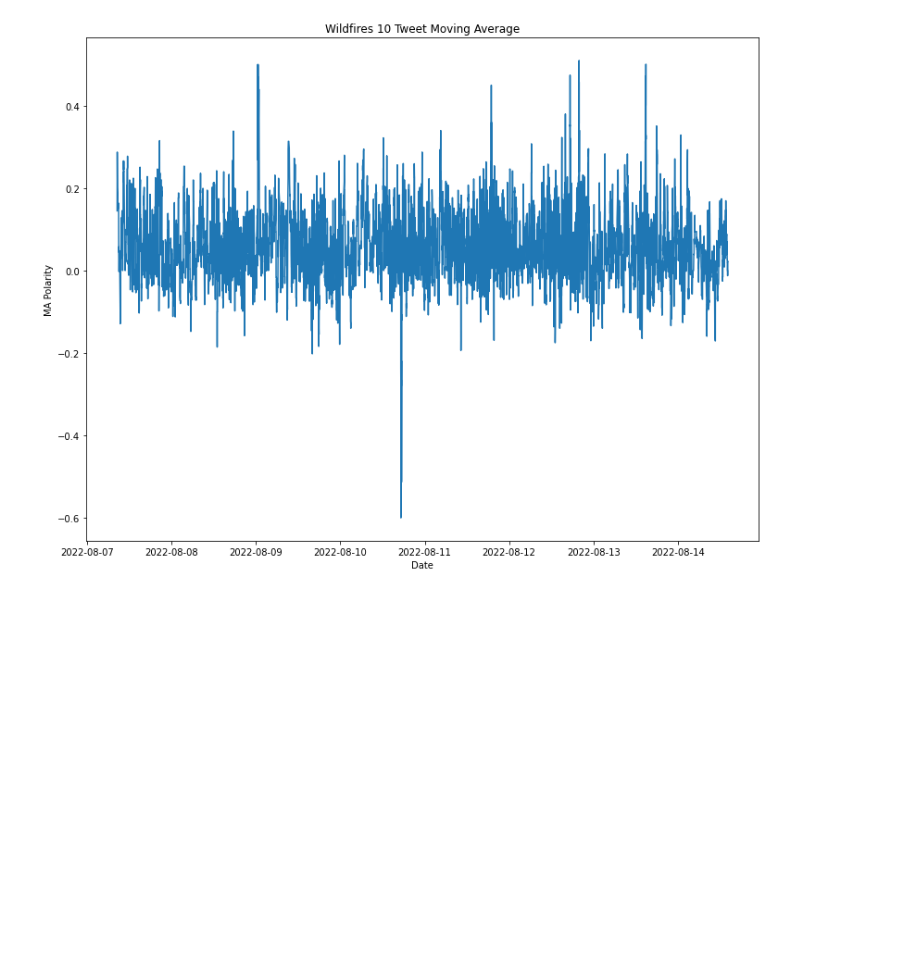
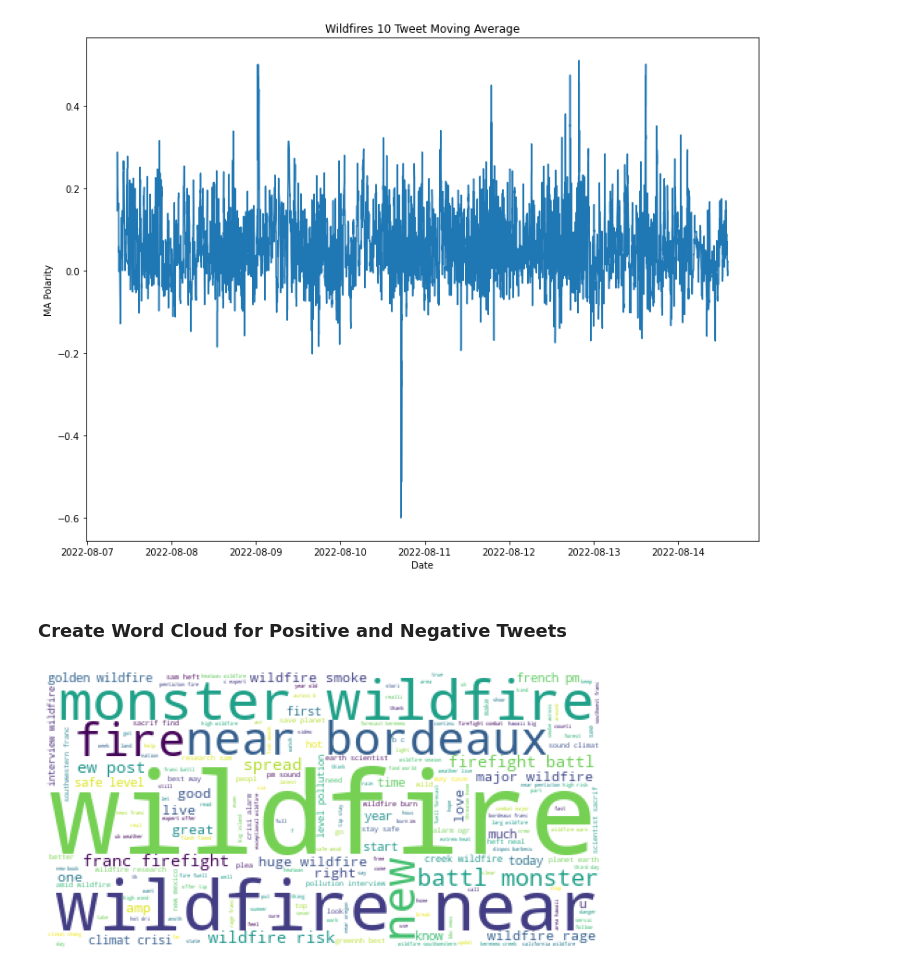
Before and after one commit to baylans/Oscar_sentimentanalysis, a Jupyter notebook: Sentiment Analysis.ipynb, the cells around one changed output. Cells and saved outputs as stored; diff of their text form; code cells hidden in the pictures; blank space fills up the shorter version.

Commit message:
Word Cloud for Positive & Negative Tweets

```diff
--- a/Sentiment Analysis.ipynb
+++ b/Sentiment Analysis.ipynb
@@ -573,3 +572,10 @@ axes.set_title('Wildfires 10 Tweet Moving Average')
 # %% [output]
 Text(0.5, 1.0, 'Wildfires 10 Tweet Moving Average')
 [figure]
+# %% [markdown]
+### Create Word Cloud for Positive and Negative Tweets
+# %%
+positive_tweets = wildfire[wildfire["Analysis"] == "Positive"]["sep_tweets"]
+negative_tweets = wildfire[wildfire["Analysis"] == "Negative"]["sep_tweets"]
+# %%
+text_positive = " ".join(' '.join(map(str, i)) for i in positive_tweets)
@@ -575,0 +584,10 @@ Text(0.5, 1.0, 'Wildfires 10 Tweet Moving Average')
+# %%
+wordcloud = WordCloud(max_font_size = 100,
+                      background_color = "white").generate(text_positive)
+
+plt.figure(figsize = (10,10))
+plt.imshow(wordcloud)
+plt.axis("off")
+plt.show()
+# %% [output]
+[figure, added]
```
Also changed, not shown: parts of 3 cells of this notebook.
